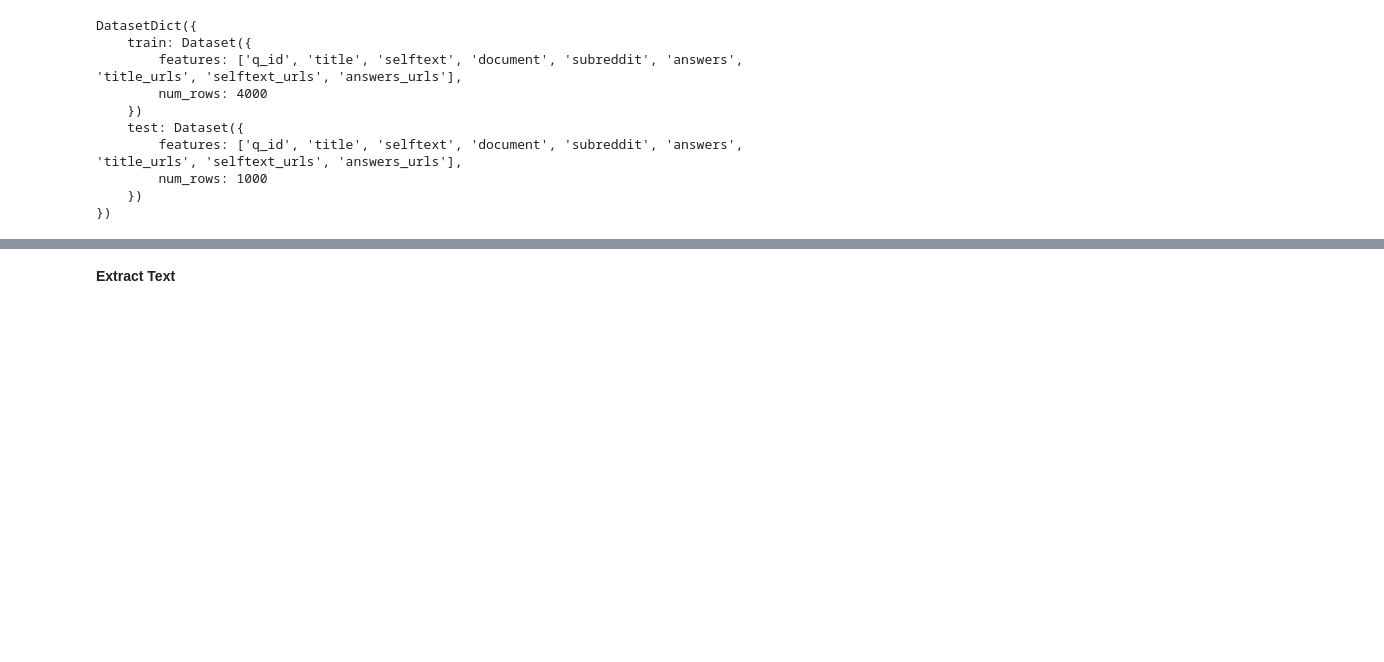
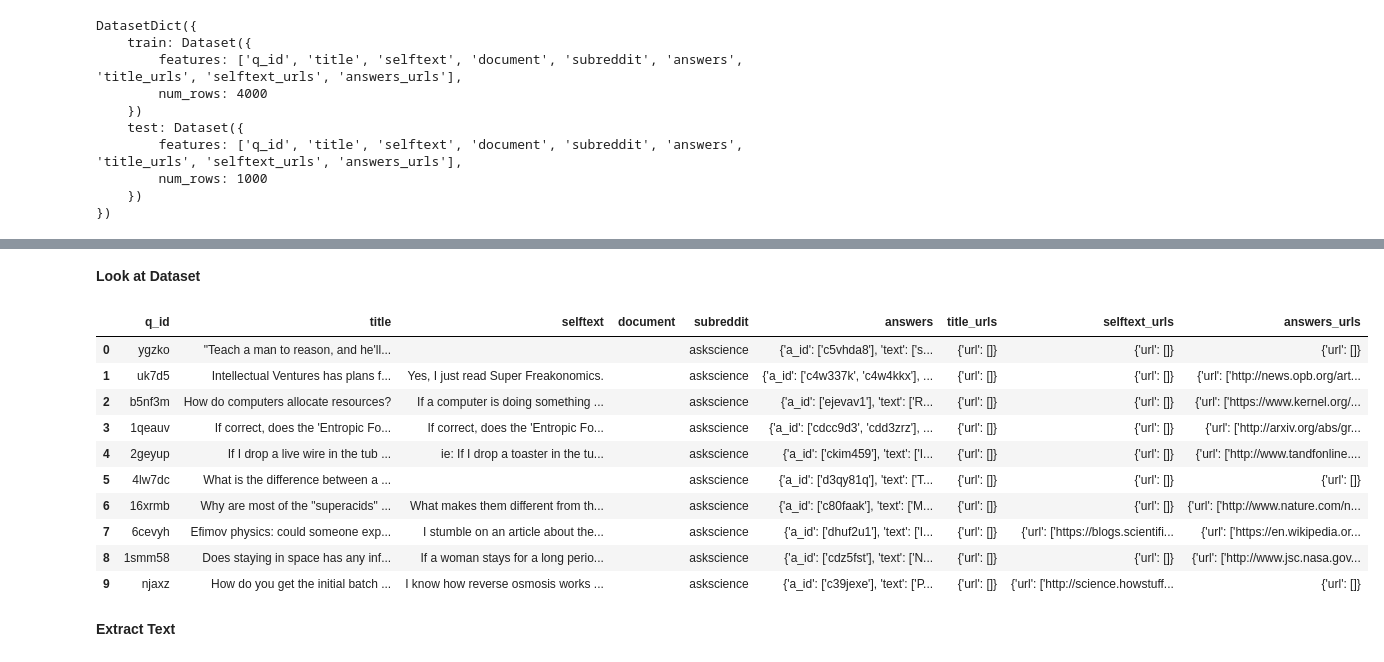
Before and after one commit to sahug/ds-bert, a Jupyter notebook: BERT NLP - Casual Language Modeling using BERT.ipynb, the cells around one changed output, grey strips where cells are left out. Saved outputs shown, nothing was run; the diff lists cells and outputs as text; code cells hidden in the pictures; blank space fills up the shorter version.

```diff
--- a/BERT NLP - Casual Language Modeling using BERT.ipynb
+++ b/BERT NLP - Casual Language Modeling using BERT.ipynb
@@ -54,4 +58,47 @@ eli5["train"][0], eli5["test"][0]
   'title_urls': {'url': []}})
+# %% [markdown]
+**Look at Dataset**
+# %%
+from datasets import ClassLabel, Sequence
+import random
+import pandas as pd
+from IPython.display import display, HTML
+
+
+def show_random_elements(dataset, num_examples=10):
+    assert num_examples <= len(
+        dataset
+    ), "Can't pick more elements than there are in the dataset."
+    picks = []
+    for _ in range(num_examples):
+        pick = random.randint(0, len(dataset) - 1)
+        while pick in picks:
+            pick = random.randint(0, len(dataset) - 1)
+        picks.append(pick)
+
+    df = pd.DataFrame(dataset[picks])
+    for column, typ in dataset.features.items():
+        if isinstance(typ, ClassLabel):
+            df[column] = df[column].transform(lambda i: typ.names[i])
+        elif isinstance(typ, Sequence) and isinstance(typ.feature, ClassLabel):
+            df[column] = df[column].transform(
+                lambda x: [typ.feature.names[i] for i in x]
+            )
+    display(HTML(df.to_html()))
+# %%
+show_random_elements(eli5["train"])
+# %% [output]
+|  | q_id | title | selftext | document | subreddit | answers | title_urls | selftext_urls | answers_urls |
+| 0 | ygzko | "Teach a man to reason, and he'll... |  |  | askscience | {'a_id': ['c5vhda8'], 'text': ['s... | {'url': []} | {'url': []} | {'url': []} |
+| 1 | uk7d5 | Intellectual Ventures has plans f... | Yes, I just read Super Freakonomics. |  | askscience | {'a_id': ['c4w337k', 'c4w4kkx'], ... | {'url': []} | {'url': []} | {'url': ['http://news.opb.org/art... |
+| 2 | b5nf3m | How do computers allocate resources? | If a computer is doing something ... |  | askscience | {'a_id': ['ejevav1'], 'text': ['R... | {'url': []} | {'url': []} | {'url': ['https://www.kernel.org/... |
+| 3 | 1qeauv | If correct, does the 'Entropic Fo... | If correct, does the 'Entropic Fo... |  | askscience | {'a_id': ['cdcc9d3', 'cdd3zrz'], ... | {'url': []} | {'url': []} | {'url': ['http://arxiv.org/abs/gr... |
+| 4 | 2geyup | If I drop a live wire in the tub ... | ie: If I drop a toaster in the tu... |  | askscience | {'a_id': ['ckim459'], 'text': ['I... | {'url': []} | {'url': []} | {'url': ['http://www.tandfonline.... |
+| 5 | 4lw7dc | What is the difference between a ... |  |  | askscience | {'a_id': ['d3qy81q'], 'text': ['T... | {'url': []} | {'url': []} | {'url': []} |
+| 6 | 16xrmb | Why are most of the "superacids" ... | What makes them different from th... |  | askscience | {'a_id': ['c80faak'], 'text': ['M... | {'url': []} | {'url': []} | {'url': ['http://www.nature.com/n... |
+| 7 | 6cevyh | Efimov physics: could someone exp... | I stumble on an article about the... |  | askscience | {'a_id': ['dhuf2u1'], 'text': ['I... | {'url': []} | {'url': ['https://blogs.scientifi... | {'url': ['https://en.wikipedia.or... |
+| 8 | 1smm58 | Does staying in space has any inf... | If a woman stays for a long perio... |  | askscience | {'a_id': ['cdz5fst'], 'text': ['N... | {'url': []} | {'url': []} | {'url': ['http://www.jsc.nasa.gov... |
+| 9 | njaxz | How do you get the initial batch ... | I know how reverse osmosis works ... |  | askscience | {'a_id': ['c39jexe'], 'text': ['P... | {'url': []} | {'url': ['http://science.howstuff... | {'url': []} |
 # %% [markdown]
 **Extract Text**
 # %% [markdown]
```
Also changed, not shown: parts of 8 cells of this notebook.
